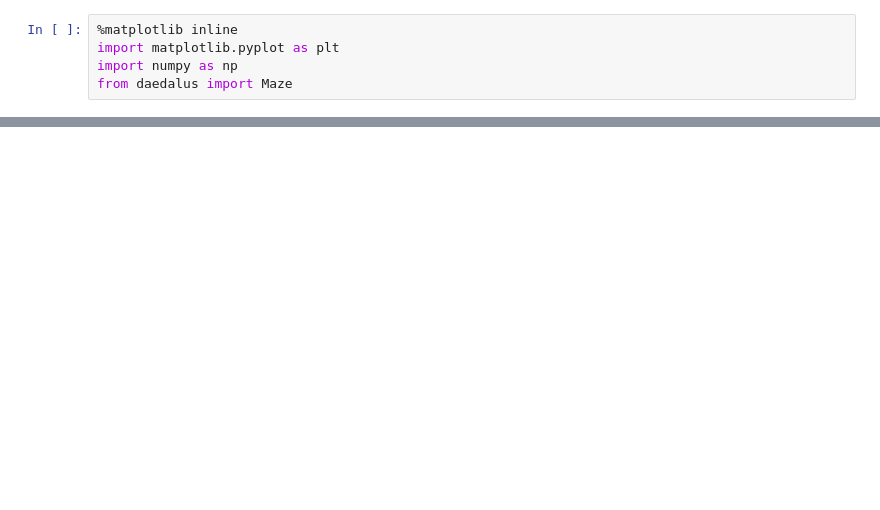
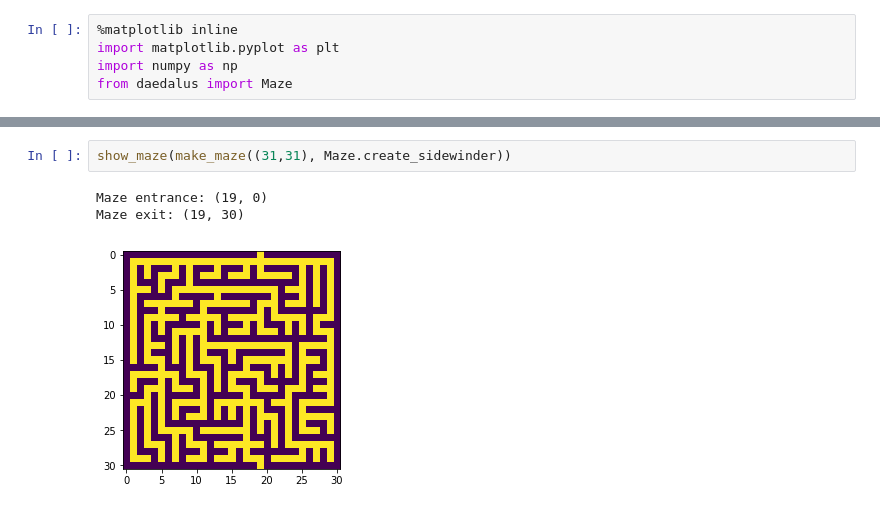
Before and after one commit to wroberts/pydaedalus, a Jupyter notebook: demo.ipynb, the cells around one changed output, grey strips where cells are left out. Drawn from its saved outputs; the diff is of its cells as text; blank space fills up the shorter version.

```diff
--- a/demo.ipynb
+++ b/demo.ipynb
@@ -26,0 +53,6 @@ show_maze(make_maze((31,31),Maze.create_unicursal))
+# %%
+show_maze(make_maze((31,31), Maze.create_sidewinder))
+# %% [output]
+Maze entrance: (19, 0)
+Maze exit: (19, 30)
+[figure, added]
```
Also changed, not shown: parts of 7 cells of this notebook.
